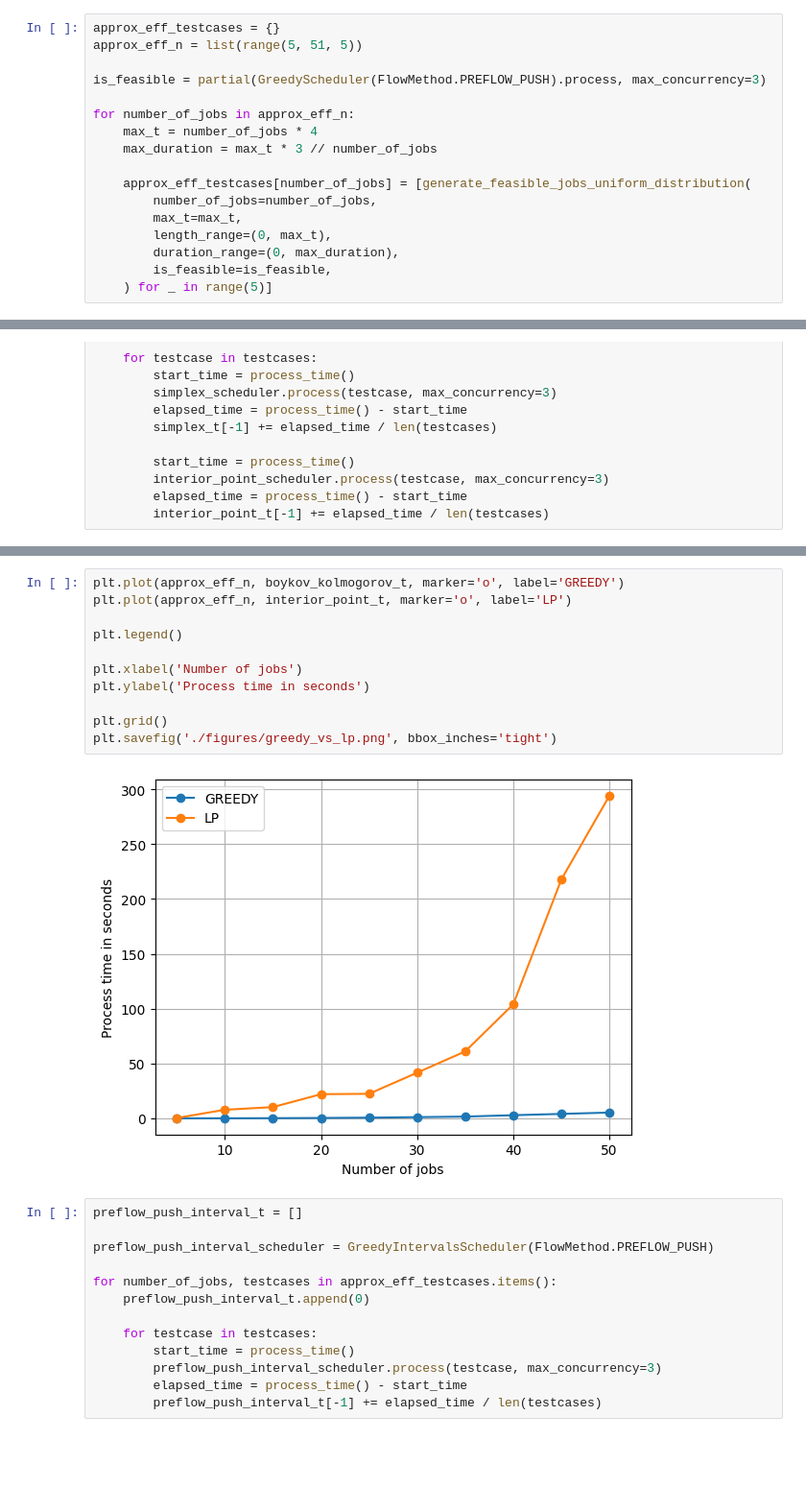
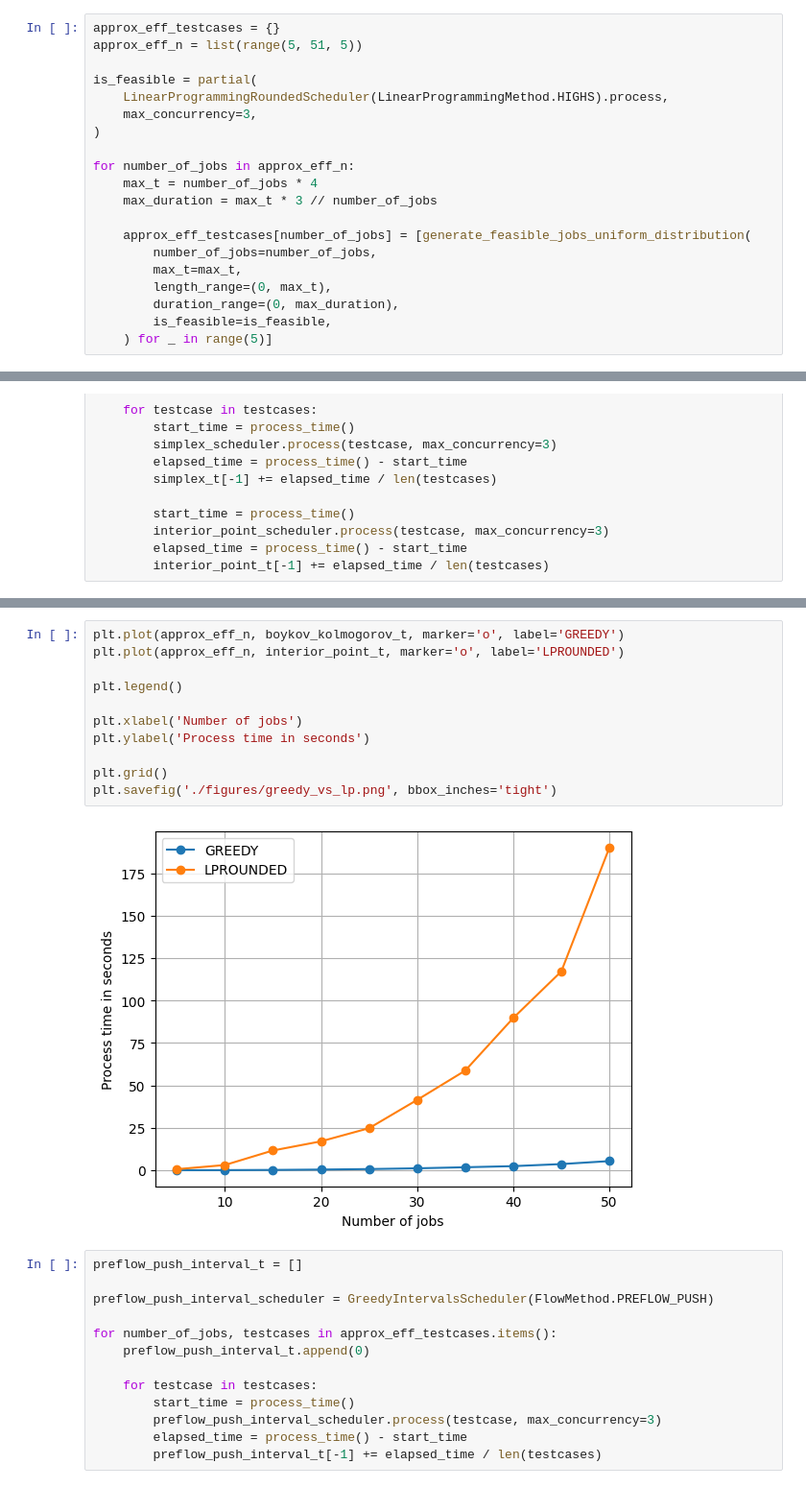
Before and after one commit to nikita-kostin/active-time-scheduling, a Jupyter notebook: comparison.ipynb, the cells around one changed output, grey strips where cells are left out. Shown at 96% size. Cells and saved outputs as stored; diff of their text form; blank space fills up the shorter version.

Commit message:
Update plot labels

```diff
--- a/comparison.ipynb
+++ b/comparison.ipynb
@@ -27,7 +27,10 @@ from schedulers import (
 approx_eff_testcases = {}
 approx_eff_n = list(range(5, 51, 5))
 
-is_feasible = partial(GreedyScheduler(FlowMethod.PREFLOW_PUSH).process, max_concurrency=3)
+is_feasible = partial(
+    LinearProgrammingRoundedScheduler(LinearProgrammingMethod.HIGHS).process,
+    max_concurrency=3,
+)
 
 for number_of_jobs in approx_eff_n:
     max_t = number_of_jobs * 4
@@ -147,16 +150,16 @@ plt.savefig('./figures/lp_rounded_lp_methods.png', bbox_inches='tight')
 # %%
 plt.plot(approx_eff_n, boykov_kolmogorov_t, marker='o', label='GREEDY')
-plt.plot(approx_eff_n, interior_point_t, marker='o', label='LP')
+plt.plot(approx_eff_n, interior_point_t, marker='o', label='LPROUNDED')
 
 plt.legend()
 
 plt.xlabel('Number of jobs')
 plt.ylabel('Process time in seconds')
 
 plt.grid()
 plt.savefig('./figures/greedy_vs_lp.png', bbox_inches='tight')
 # %% [output]
-[figure, old version]
+[figure, new version]
 # %%
 preflow_push_interval_t = []
 
```
Also changed, not shown: parts of 3 cells of this notebook.
